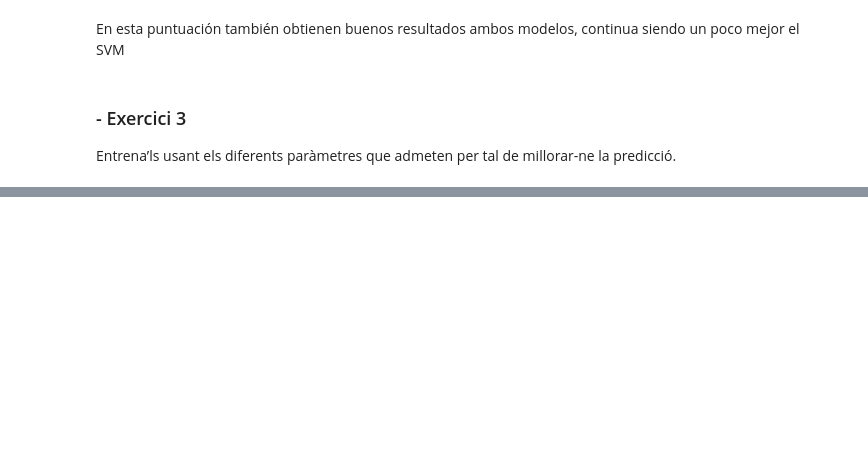
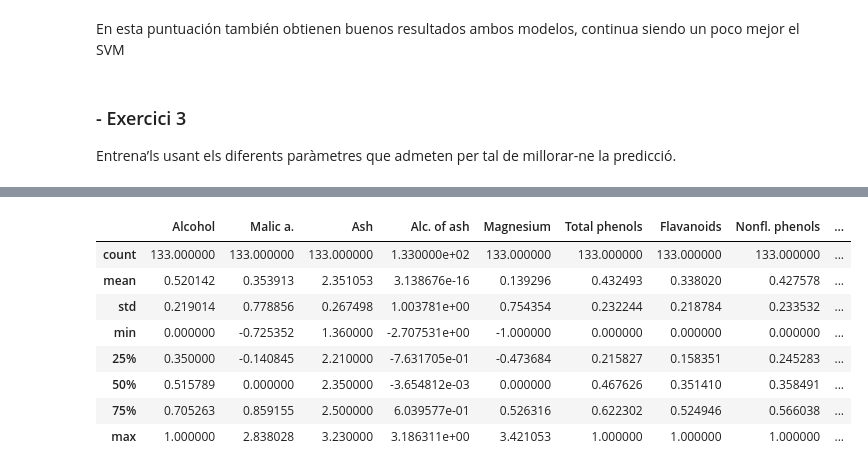
Before and after one commit to maribelseara/ML_classification, a Jupyter notebook: ml_classification.ipynb, the cells around one changed output, grey strips where cells are left out. Cells and saved outputs as stored; diff of their text form; code cells hidden in the pictures; blank space fills up the shorter version.

```diff
--- a/ml_classification.ipynb
+++ b/ml_classification.ipynb
@@ -322,0 +436,8 @@ Entrena’ls usant els diferents paràmetres que admeten per tal de millorar-ne
+# %%
+def gaussian_list (data):
+    lista=[]
+    for col in data:
+        stat, p = shapiro(data[col])
+        if p > 0.05:
+            lista.append(col)
+    return lista
@@ -322,0 +485,12 @@ Entrena’ls usant els diferents paràmetres que admeten per tal de millorar-ne
+# %%
+X_train_es.describe()
+# %% [output]
+|  | Alcohol | Malic a. | Ash | Alc. of ash | Magnesium | Total phenols | Flavanoids | Nonfl. phenols | ... |
+| count | 133.000000 | 133.000000 | 133.000000 | 1.330000e+02 | 133.000000 | 133.000000 | 133.000000 | 133.000000 | ... |
+| mean | 0.520142 | 0.353913 | 2.351053 | 3.138676e-16 | 0.139296 | 0.432493 | 0.338020 | 0.427578 | ... |
+| std | 0.219014 | 0.778856 | 0.267498 | 1.003781e+00 | 0.754354 | 0.232244 | 0.218784 | 0.233532 | ... |
+| min | 0.000000 | -0.725352 | 1.360000 | -2.707531e+00 | -1.000000 | 0.000000 | 0.000000 | 0.000000 | ... |
+| 25% | 0.350000 | -0.140845 | 2.210000 | -7.631705e-01 | -0.473684 | 0.215827 | 0.158351 | 0.245283 | ... |
+| 50% | 0.515789 | 0.000000 | 2.350000 | -3.654812e-03 | 0.000000 | 0.467626 | 0.351410 | 0.358491 | ... |
+| 75% | 0.705263 | 0.859155 | 2.500000 | 6.039577e-01 | 0.526316 | 0.622302 | 0.524946 | 0.566038 | ... |
+| max | 1.000000 | 2.838028 | 3.230000 | 3.186311e+00 | 3.421053 | 1.000000 | 1.000000 | 1.000000 | ... |
```
Also changed, not shown: parts of 45 cells of this notebook.
